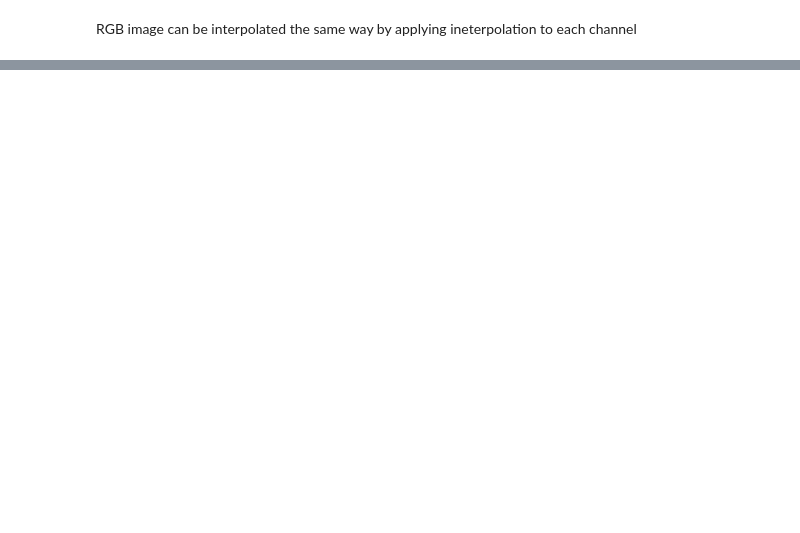
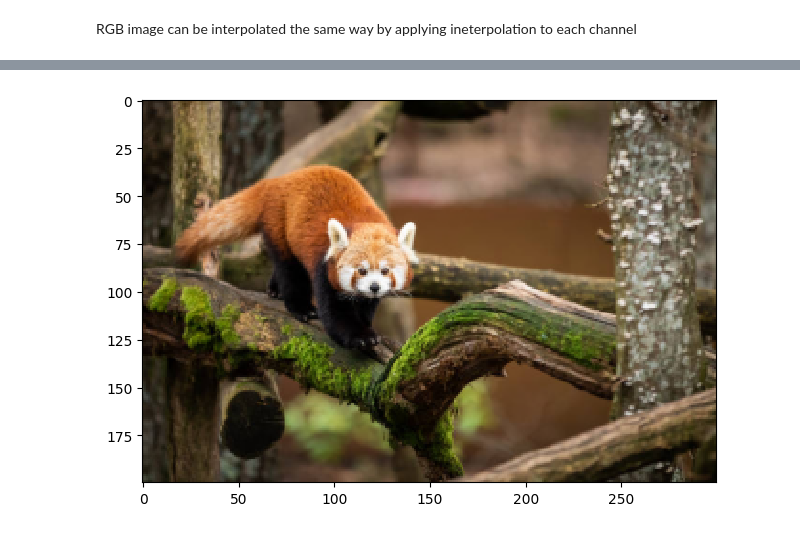
Before and after one commit to kzajac97/machine-vision, a Jupyter notebook: classes/interpolation/image-interpolation.ipynb, the cells around one changed output, grey strips where cells are left out. Cells and saved outputs as stored; diff of their text form; code cells hidden in the pictures; blank space fills up the shorter version.

Commit message:
[interpolation](feat) Add manual 2D interpolation notebook

```diff
--- a/classes/interpolation/image-interpolation.ipynb
+++ b/classes/interpolation/image-interpolation.ipynb
@@ -79,0 +94,5 @@ _ = io.imshow(color_upsampled_image)
+# %%
+image = io.imread(r"../../data/panda.jpg")  # use differnt image
+image = transform.resize(image, output_shape=(200, 300, 3))  # scale down, since naive interpolation is quite slow
+
+image.shape
@@ -79,0 +132,4 @@ _ = io.imshow(color_upsampled_image)
+# %%
+_ = io.imshow(image)
+# %% [output]
+[figure, added]
```
Also changed, not shown: parts of 16 cells of this notebook.
